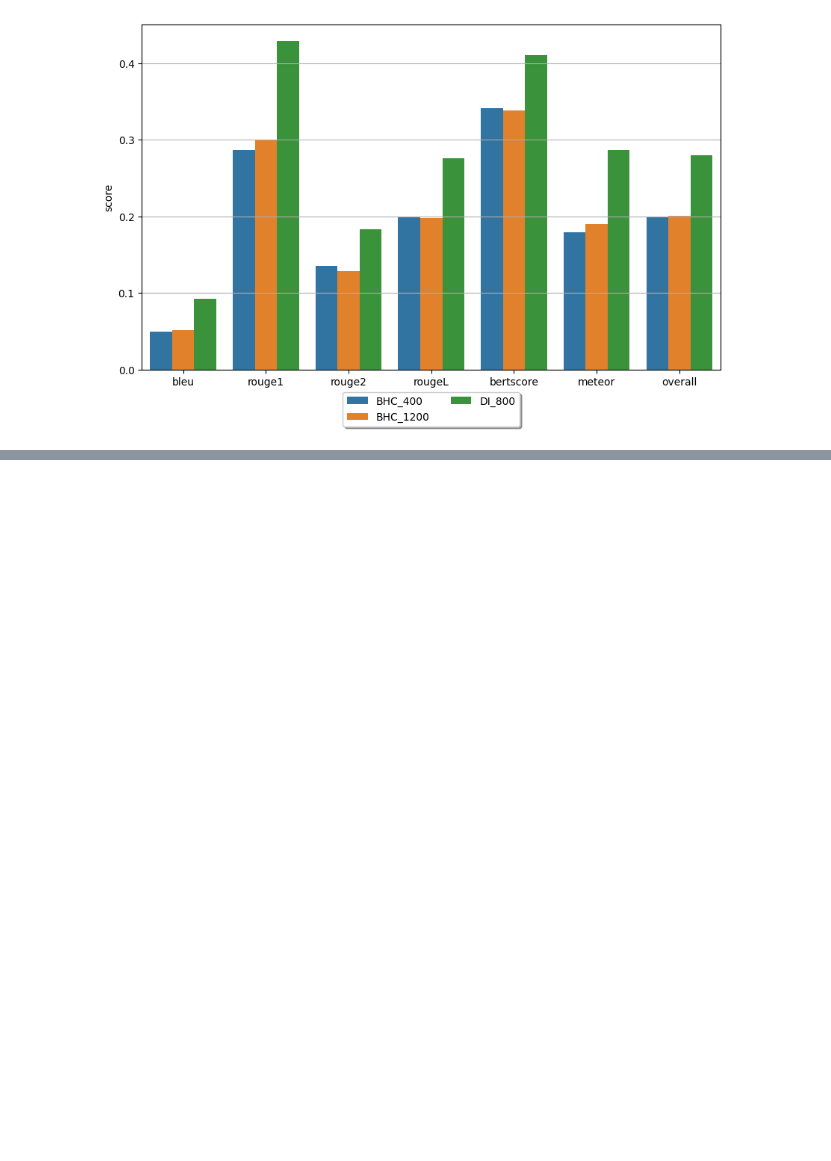
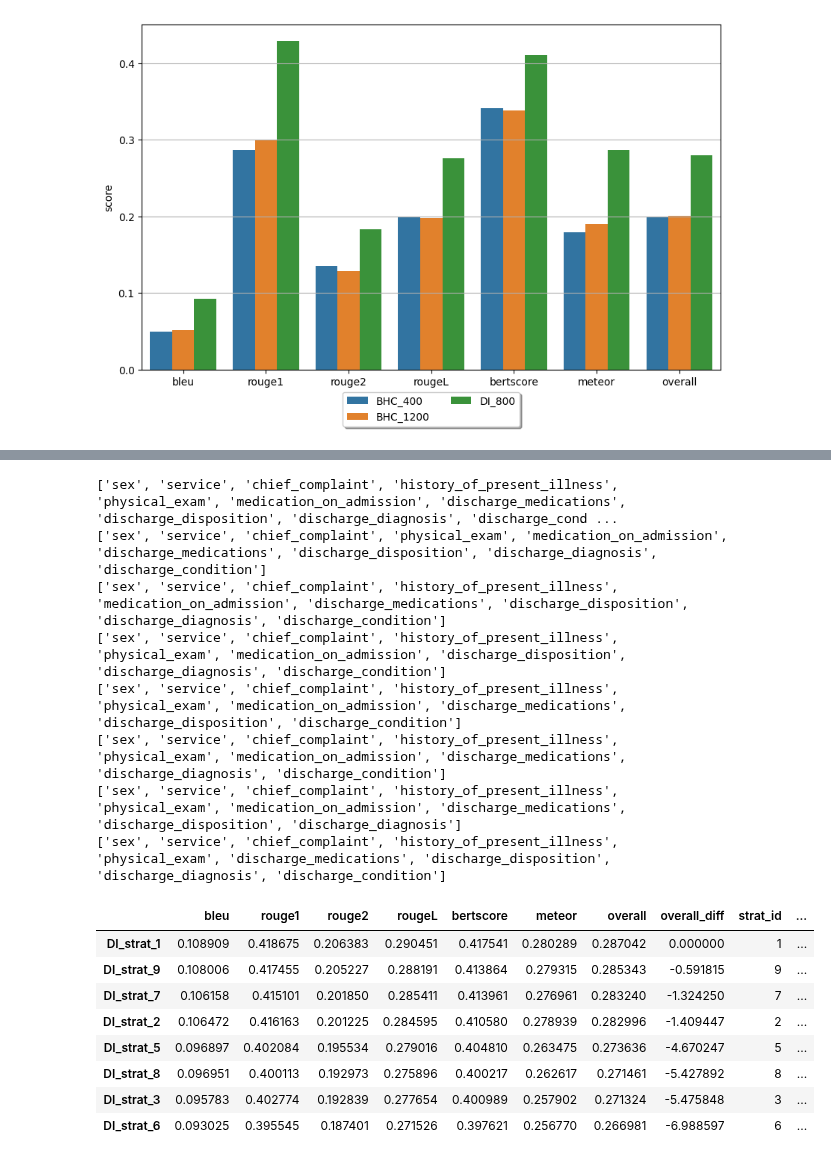
Before and after one commit to HAOTIAN89/MEDISCHARGE, a Jupyter notebook: notebooks/sections_scores_analysis.ipynb, the cells around one changed output, grey strips where cells are left out. Saved outputs shown, nothing was run; the diff lists cells and outputs as text; code cells hidden in the pictures; blank space fills up the shorter version.

```diff
--- a/notebooks/sections_scores_analysis.ipynb
+++ b/notebooks/sections_scores_analysis.ipynb
@@ -60,0 +164,39 @@ plt.show()
+# %%
+# baseline is DI_strat_1 overall score
+di_baseline = scores_di_strat_df['DI_strat_1']['overall']
+scores_di_strat_df_T = scores_di_strat_df.drop(columns=['score_name']).T
+scores_di_strat_df_T['overall_diff'] = 100 * (scores_di_strat_df_T['overall'] - di_baseline) / di_baseline
+
+scores_di_strat_df_T['strat_id'] = scores_di_strat_df_T.index.map(lambda x: int(x.split('_')[-1]))
+scores_di_strat_df_T['missing_strats'] = None
+# find the sections in unique_strats_bhc that are not in bhc_strategies 'strat' column for each experiment and add them to the DataFrame
+for i in di_strategies['strat_idx']:
+    print(di_strategies[di_strategies['strat_idx'] == i]['strat'].values[0])
+    missing_strats = list(unique_strats_di - set(di_strategies[di_strategies['strat_idx'] == i]['strat'].values[0]))
+    if len(missing_strats) == 0:
+        missing_strats = None
+    else:
+        missing_strats = ', '.join(missing_strats)
+
+    # assign the missing_strats to the corresponding row at 'missing_strats' column
+    scores_di_strat_df_T.loc[f'DI_strat_{i}', 'missing_strats'] = missing_strats
+
+scores_di_strat_df_T.sort_values(by='overall_diff', ascending=False)
+# %% [output]
+['sex', 'service', 'chief_complaint', 'history_of_present_illness', 'physical_exam', 'medication_on_admission', 'discharge_medications', 'discharge_disposition', 'discharge_diagnosis', 'discharge_cond ...
+['sex', 'service', 'chief_complaint', 'physical_exam', 'medication_on_admission', 'discharge_medications', 'discharge_disposition', 'discharge_diagnosis', 'discharge_condition']
+['sex', 'service', 'chief_complaint', 'history_of_present_illness', 'medication_on_admission', 'discharge_medications', 'discharge_disposition', 'discharge_diagnosis', 'discharge_condition']
+['sex', 'service', 'chief_complaint', 'history_of_present_illness', 'physical_exam', 'medication_on_admission', 'discharge_disposition', 'discharge_diagnosis', 'discharge_condition']
+['sex', 'service', 'chief_complaint', 'history_of_present_illness', 'physical_exam', 'medication_on_admission', 'discharge_medications', 'discharge_disposition', 'discharge_condition']
+['sex', 'service', 'chief_complaint', 'history_of_present_illness', 'physical_exam', 'medication_on_admission', 'discharge_medications', 'discharge_diagnosis', 'discharge_condition']
+['sex', 'service', 'chief_complaint', 'history_of_present_illness', 'physical_exam', 'medication_on_admission', 'discharge_medications', 'discharge_disposition', 'discharge_diagnosis']
+['sex', 'service', 'chief_complaint', 'history_of_present_illness', 'physical_exam', 'discharge_medications', 'discharge_disposition', 'discharge_diagnosis', 'discharge_condition']
+|  | bleu | rouge1 | rouge2 | rougeL | bertscore | meteor | overall | overall_diff | strat_id | ... |
+| DI_strat_1 | 0.108909 | 0.418675 | 0.206383 | 0.290451 | 0.417541 | 0.280289 | 0.287042 | 0.000000 | 1 | ... |
+| DI_strat_9 | 0.108006 | 0.417455 | 0.205227 | 0.288191 | 0.413864 | 0.279315 | 0.285343 | -0.591815 | 9 | ... |
+| DI_strat_7 | 0.106158 | 0.415101 | 0.201850 | 0.285411 | 0.413961 | 0.276961 | 0.283240 | -1.324250 | 7 | ... |
+| DI_strat_2 | 0.106472 | 0.416163 | 0.201225 | 0.284595 | 0.410580 | 0.278939 | 0.282996 | -1.409447 | 2 | ... |
+| DI_strat_5 | 0.096897 | 0.402084 | 0.195534 | 0.279016 | 0.404810 | 0.263475 | 0.273636 | -4.670247 | 5 | ... |
+| DI_strat_8 | 0.096951 | 0.400113 | 0.192973 | 0.275896 | 0.400217 | 0.262617 | 0.271461 | -5.427892 | 8 | ... |
+| DI_strat_3 | 0.095783 | 0.402774 | 0.192839 | 0.277654 | 0.400989 | 0.257902 | 0.271324 | -5.475848 | 3 | ... |
+| DI_strat_6 | 0.093025 | 0.395545 | 0.187401 | 0.271526 | 0.397621 | 0.256770 | 0.266981 | -6.988597 | 6 | ... |
```
Also changed, not shown: parts of 8 cells of this notebook, 2 other files.
